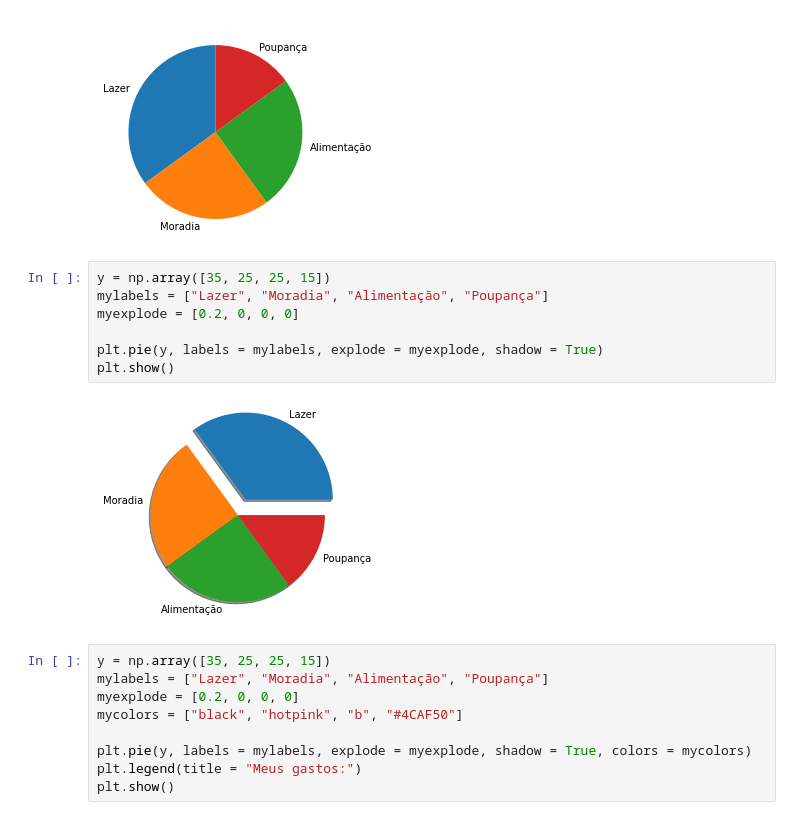
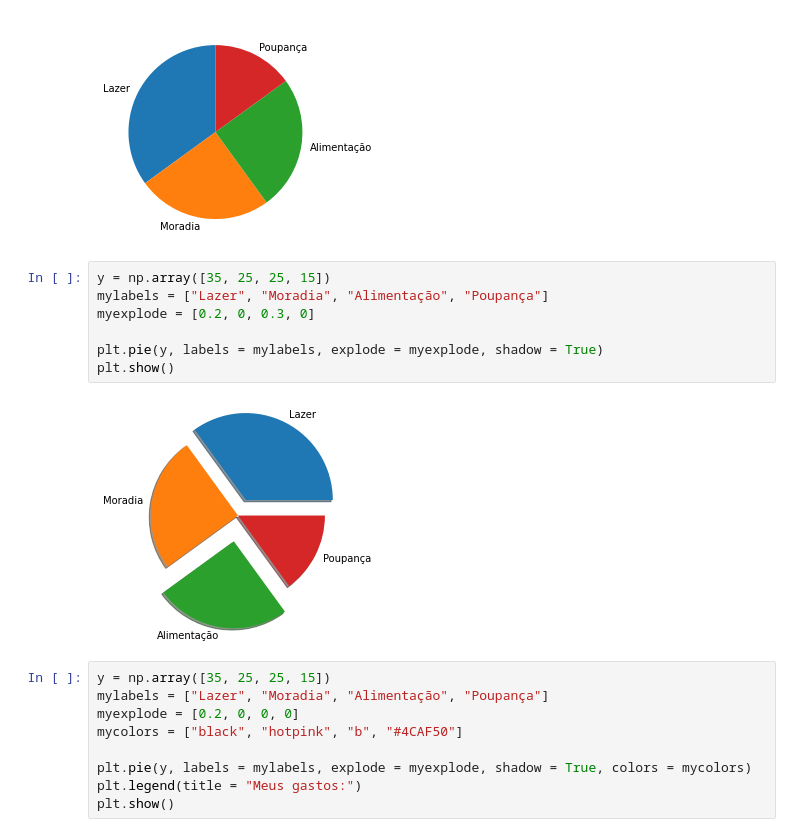
Before and after one commit to fernandonakagawa/Curso_Python_32h, a Jupyter notebook: Python_para_Data_Science.ipynb, the cells around one changed output. Saved outputs shown, nothing was run; the diff lists cells and outputs as text.

```diff
--- a/Python_para_Data_Science.ipynb
+++ b/Python_para_Data_Science.ipynb
@@ -986,12 +992,12 @@ plt.show()
 # %%
 y = np.array([35, 25, 25, 15])
 mylabels = ["Lazer", "Moradia", "Alimentação", "Poupança"]
-myexplode = [0.2, 0, 0, 0]
+myexplode = [0.2, 0, 0.3, 0]
 
 plt.pie(y, labels = mylabels, explode = myexplode, shadow = True)
 plt.show()
 # %% [output]
-[figure, old version]
+[figure, new version]
 # %%
 y = np.array([35, 25, 25, 15])
 mylabels = ["Lazer", "Moradia", "Alimentação", "Poupança"]
```
Also changed, not shown: parts of 9 cells of this notebook.
